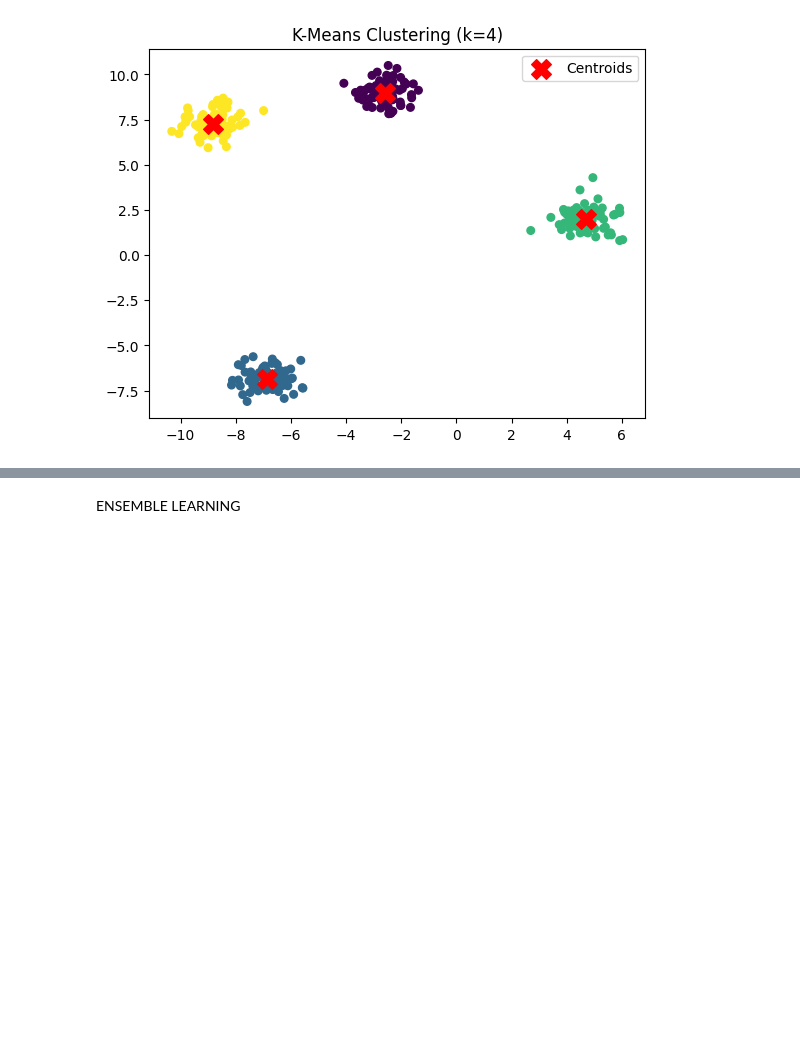
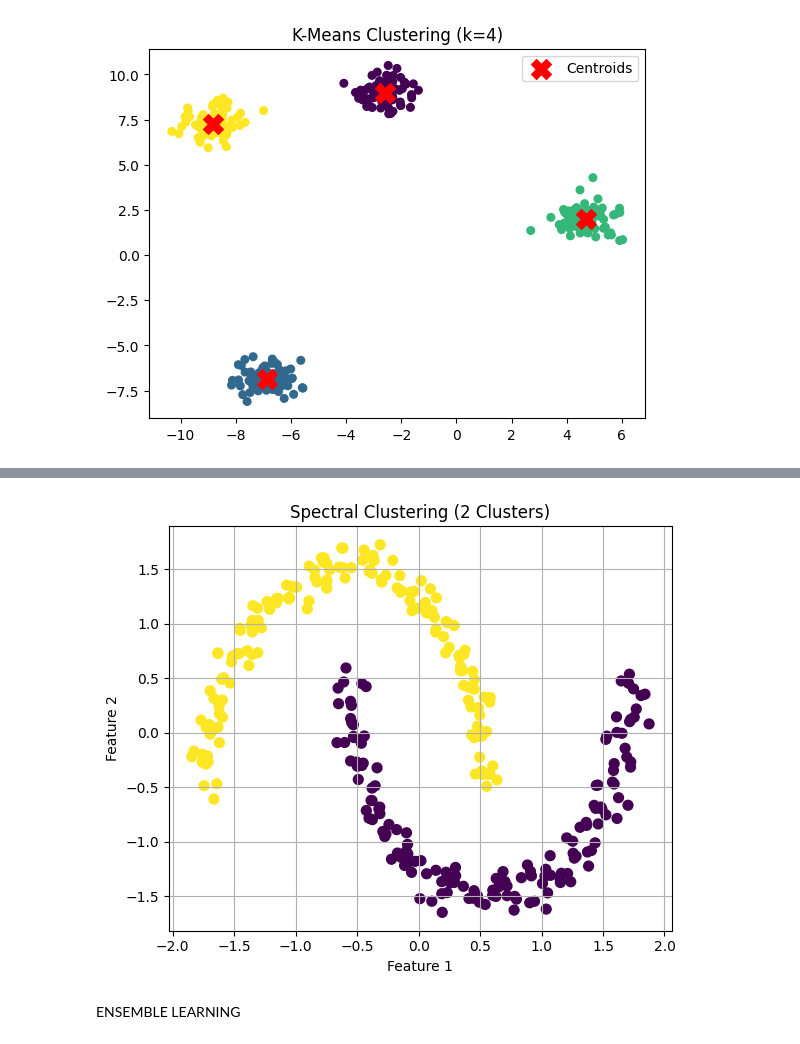
Before and after one commit to Abinaykumar-Patnala/MachineLearning, a Jupyter notebook: ML.ipynb, the cells around one changed output, grey strips where cells are left out. Saved outputs shown, nothing was run; the diff lists cells and outputs as text; code cells hidden in the pictures; blank space fills up the shorter version.

```diff
--- a/ML.ipynb
+++ b/ML.ipynb
@@ -654,3 +782,24 @@ plt.show()
+# %%
+#Implement Spectral Clustering
+import numpy as np
+import matplotlib.pyplot as plt
+from sklearn.datasets import make_moons
+from sklearn.cluster import SpectralClustering
+from sklearn.preprocessing import StandardScaler
+X, y = make_moons(n_samples=300, noise=0.05, random_state=42)
+X = StandardScaler().fit_transform(X)
+model = SpectralClustering(n_clusters=2, affinity='nearest_neighbors', assign_labels='kmeans', random_state=42)
+labels = model.fit_predict(X)
+plt.figure(figsize=(6, 5))
+plt.scatter(X[:, 0], X[:, 1], c=labels, cmap='viridis', s=50)
+plt.title("Spectral Clustering (2 Clusters)")
+plt.xlabel("Feature 1")
+plt.ylabel("Feature 2")
+plt.grid(True)
+plt.tight_layout()
+plt.show()
+# %% [output]
+[figure, added]
 # %% [markdown]
 ENSEMBLE LEARNING
 # %%
```
Also changed, not shown: parts of 3 cells of this notebook.
